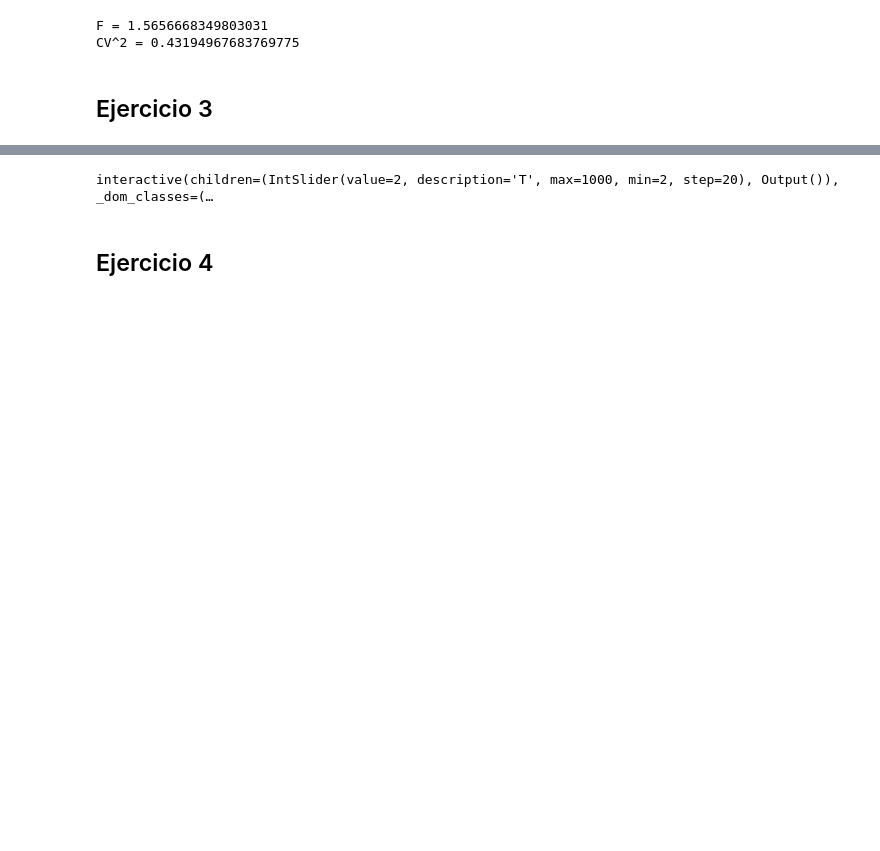
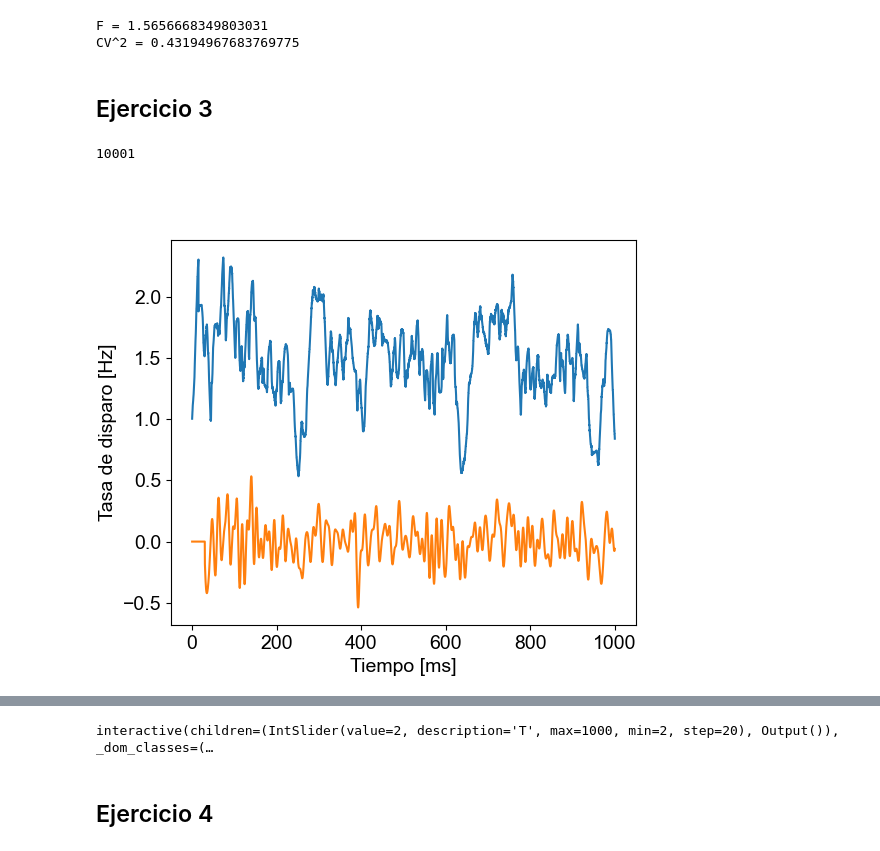
Before and after one commit to Lupama2/RedesNeuronales, a Jupyter notebook: Practicas/practica_3/practica_3.ipynb, the cells around one changed output, grey strips where cells are left out. Saved outputs shown, nothing was run; the diff lists cells and outputs as text; code cells hidden in the pictures; blank space fills up the shorter version.

```diff
--- a/Practicas/practica_3/practica_3.ipynb
+++ b/Practicas/practica_3/practica_3.ipynb
@@ -162,3 +163,19 @@ def firing_rate_total_calculation(realizaciones, T):
         firing_rate[i] = firing_rate_calculation(i, realizaciones, T)
 
     return firing_rate
+# %%
+#Usar np.convolve
+new_firing_rate = np.convolve(np.sum(spikes, axis = 0), np.ones(300), mode = "same")/300
+# %%
+len(r_model_vec)
+# %% [output]
+10001
+# %%
+fig, ax = plt.subplots(1,1, figsize=(6,5))
+ax.plot(np.arange(len(new_firing_rate))*factor_to_ms, new_firing_rate)
+ax.plot(np.arange(len(r_model_vec))*factor_to_ms, r_model_vec/1e7)
+ax.set_xlabel('Tiempo [ms]')
+ax.set_ylabel('Tasa de disparo [Hz]')
+plt.show()
+# %% [output]
+[figure, added]
```
Also changed, not shown: parts of 8 cells of this notebook.
